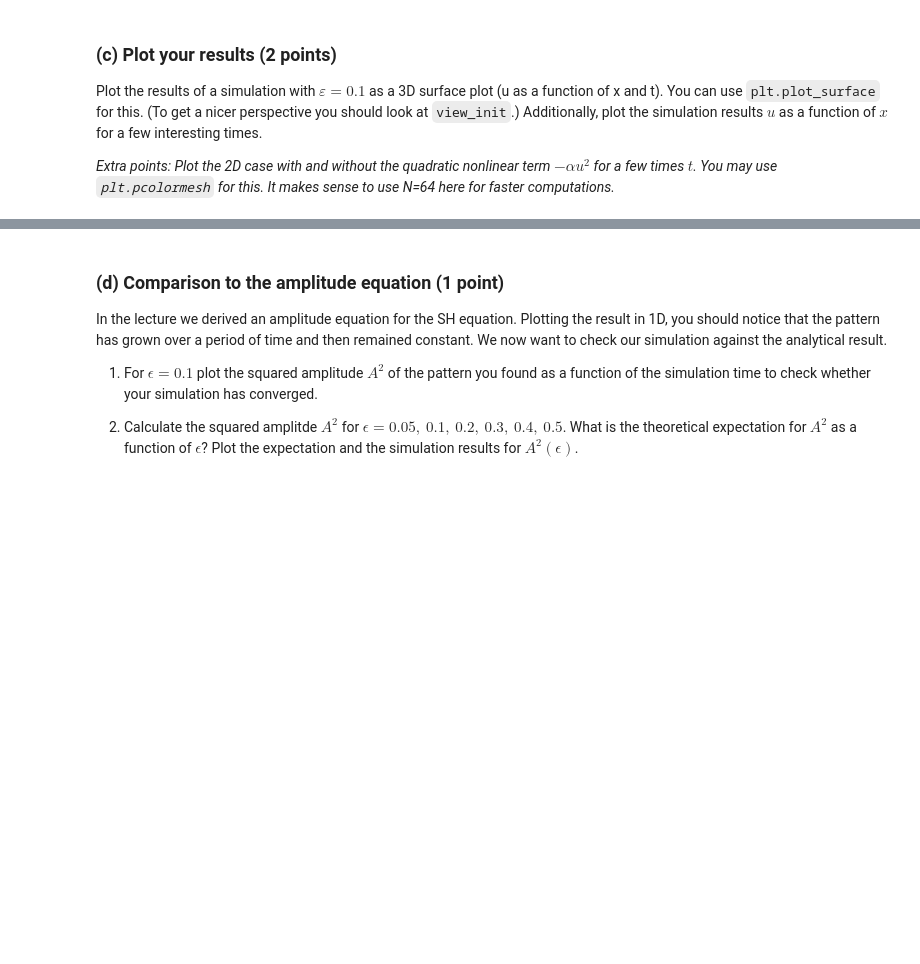
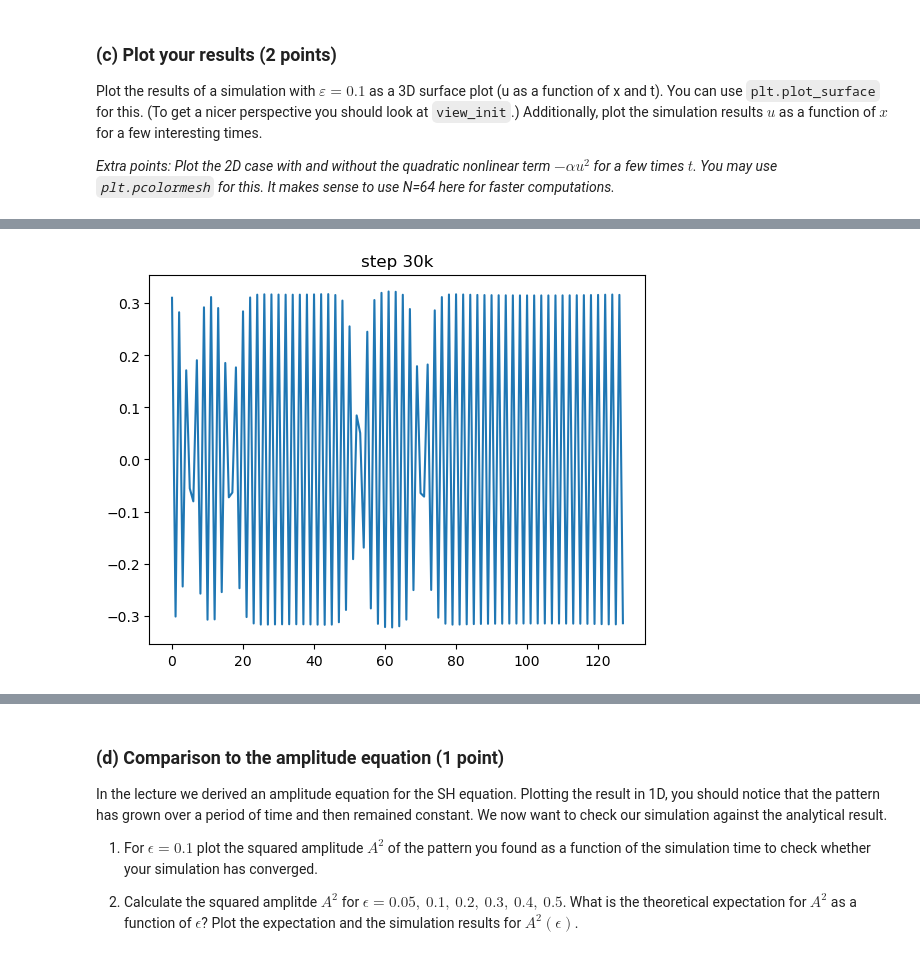
Before and after one commit to anuramat/uhd-nld, a Jupyter notebook: ex11/after/SH_exercise.ipynb, the cells around one changed output, grey strips where cells are left out. Drawn from its saved outputs; the diff is of its cells as text; code cells hidden in the pictures; blank space fills up the shorter version.

```diff
--- a/ex11/after/SH_exercise.ipynb
+++ b/ex11/after/SH_exercise.ipynb
@@ -183,0 +251,6 @@ Plot the results of a simulation with $\varepsilon=0.1$ as a 3D surface plot (u
+# %%
+plt.plot(sim[30000, :])
+plt.title("step 30k")
+plt.show()
+# %% [output]
+[figure, added]
```
Also changed, not shown: parts of 15 cells of this notebook, 1 other file.
